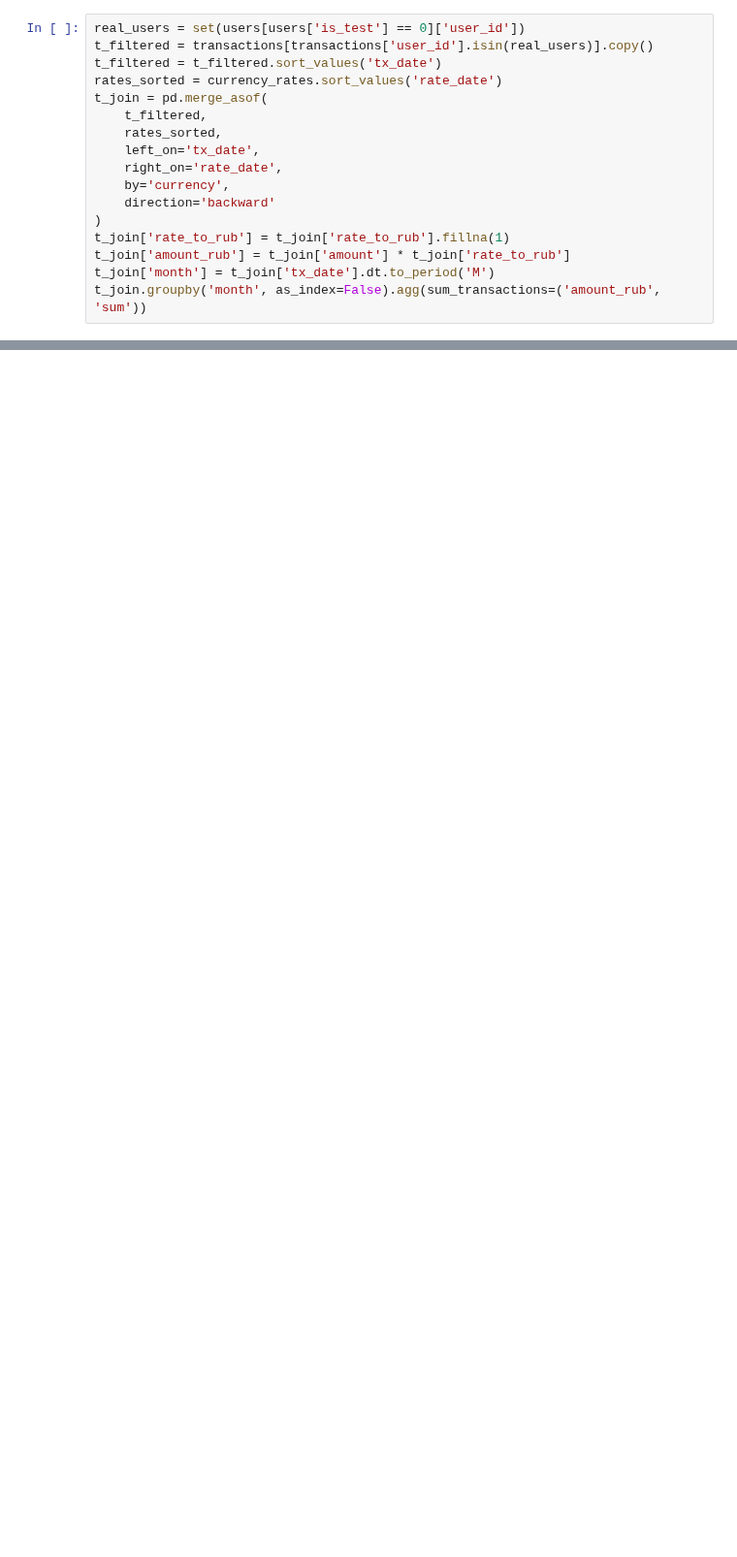
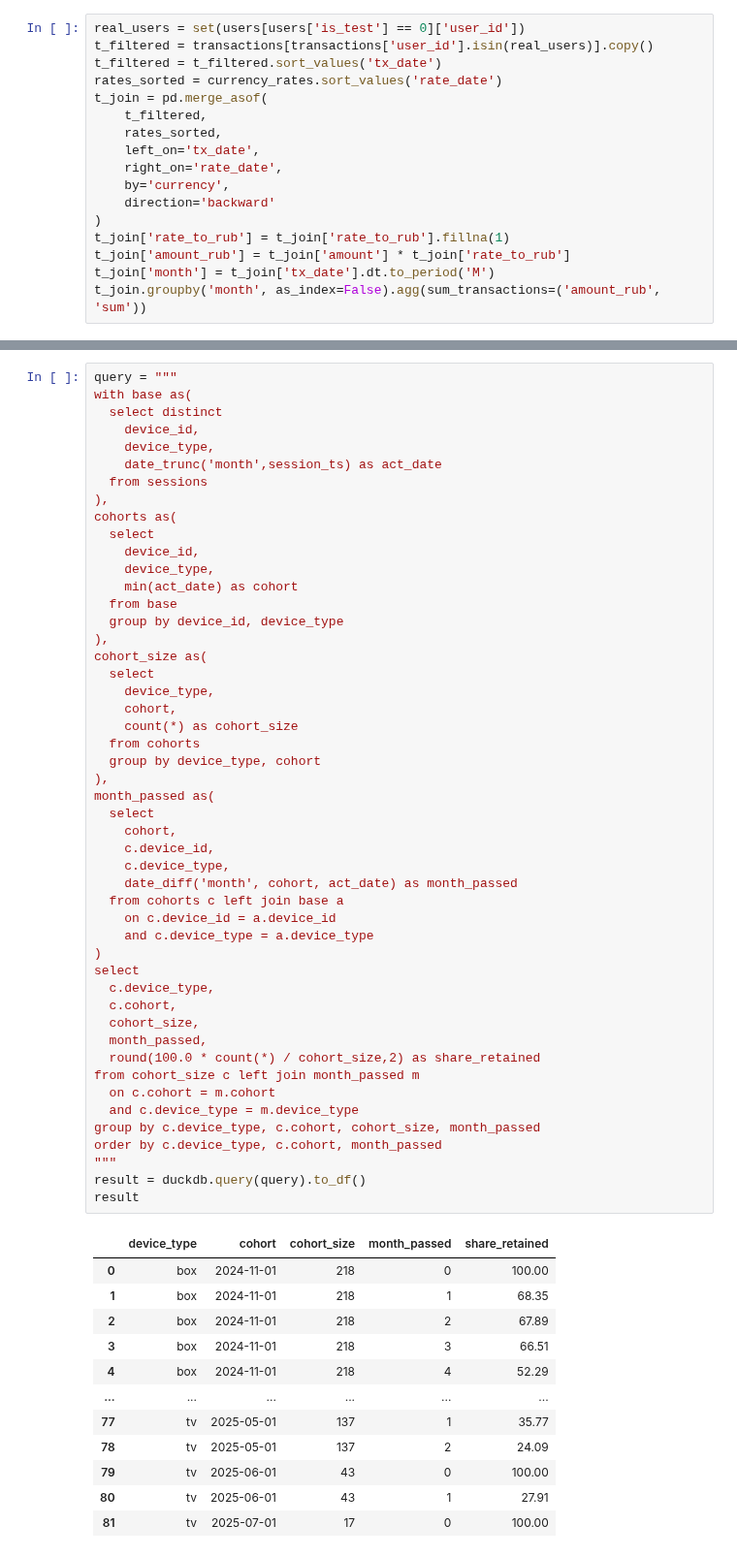
Before and after one commit to Praldmur/Tasks, a Jupyter notebook: simulator_sql.ipynb, the cells around one changed output, grey strips where cells are left out. Shown at 97% size. Drawn from its saved outputs; the diff is of its cells as text; blank space fills up the shorter version.

```diff
--- a/simulator_sql.ipynb
+++ b/simulator_sql.ipynb
@@ -3889,0 +4143,62 @@ t_join.groupby('month', as_index=False).agg(sum_transactions=('amount_rub', 'sum
+# %%
+query = """
+with base as(
+  select distinct
+    device_id,
+    device_type,
+    date_trunc('month',session_ts) as act_date
+  from sessions
+),
+cohorts as(
+  select
+    device_id,
+    device_type,
+    min(act_date) as cohort
+  from base
+  group by device_id, device_type
+),
+cohort_size as(
+  select
+    device_type,
+    cohort,
+    count(*) as cohort_size
+  from cohorts
+  group by device_type, cohort
+),
+month_passed as(
+  select
+    cohort,
+    c.device_id,
+    c.device_type,
+    date_diff('month', cohort, act_date) as month_passed
+  from cohorts c left join base a
+    on c.device_id = a.device_id
+    and c.device_type = a.device_type
+)
+select
+  c.device_type,
+  c.cohort,
+  cohort_size,
+  month_passed,
+  round(100.0 * count(*) / cohort_size,2) as share_retained
+from cohort_size c left join month_passed m
+  on c.cohort = m.cohort
+  and c.device_type = m.device_type
+group by c.device_type, c.cohort, cohort_size, month_passed
+order by c.device_type, c.cohort, month_passed
+"""
+result = duckdb.query(query).to_df()
+result
+# %% [output]
+|  | device_type | cohort | cohort_size | month_passed | share_retained |
+| 0 | box | 2024-11-01 | 218 | 0 | 100.00 |
+| 1 | box | 2024-11-01 | 218 | 1 | 68.35 |
+| 2 | box | 2024-11-01 | 218 | 2 | 67.89 |
+| 3 | box | 2024-11-01 | 218 | 3 | 66.51 |
+| 4 | box | 2024-11-01 | 218 | 4 | 52.29 |
+| ... | ... | ... | ... | ... | ... |
+| 77 | tv | 2025-05-01 | 137 | 1 | 35.77 |
+| 78 | tv | 2025-05-01 | 137 | 2 | 24.09 |
+| 79 | tv | 2025-06-01 | 43 | 0 | 100.00 |
+| 80 | tv | 2025-06-01 | 43 | 1 | 27.91 |
+| 81 | tv | 2025-07-01 | 17 | 0 | 100.00 |
```
Also changed, not shown: parts of 14 cells of this notebook.
